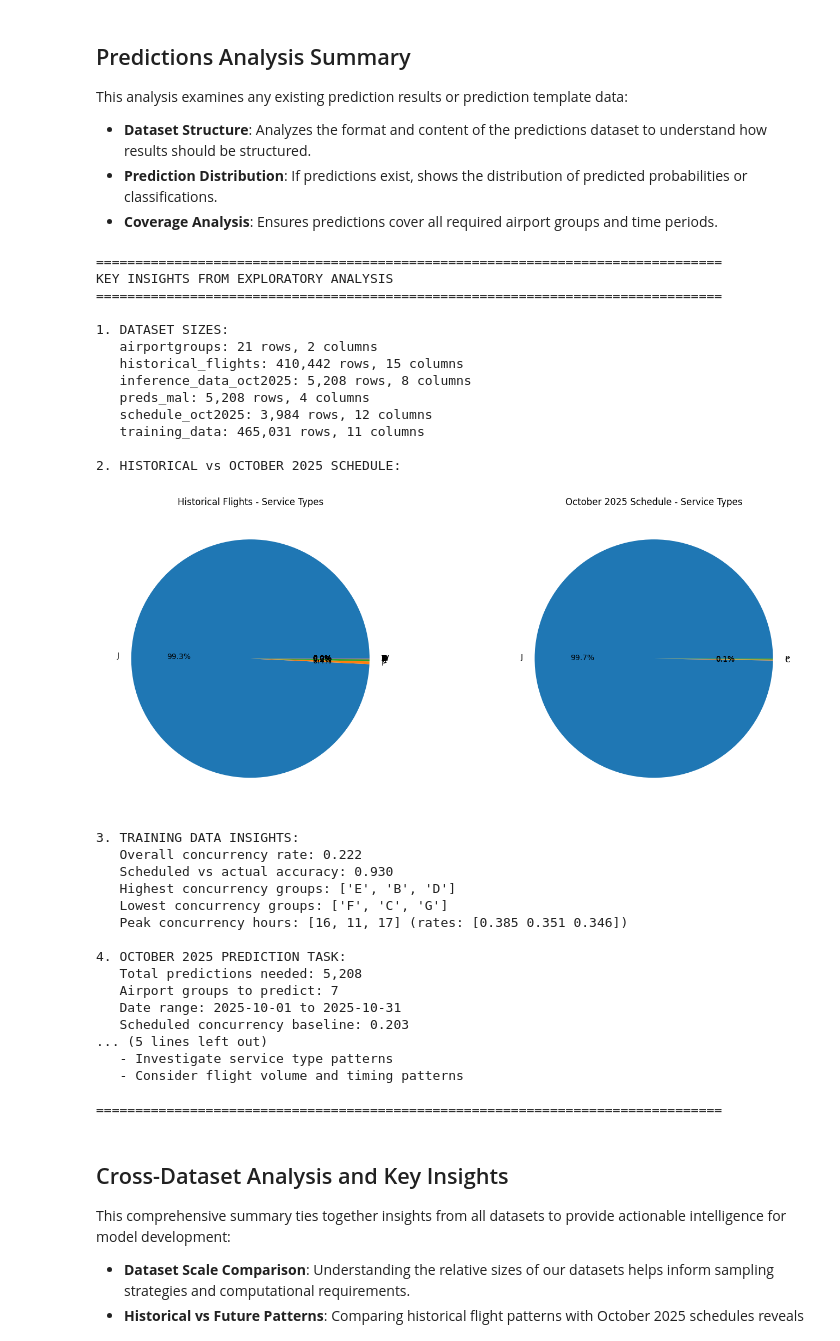
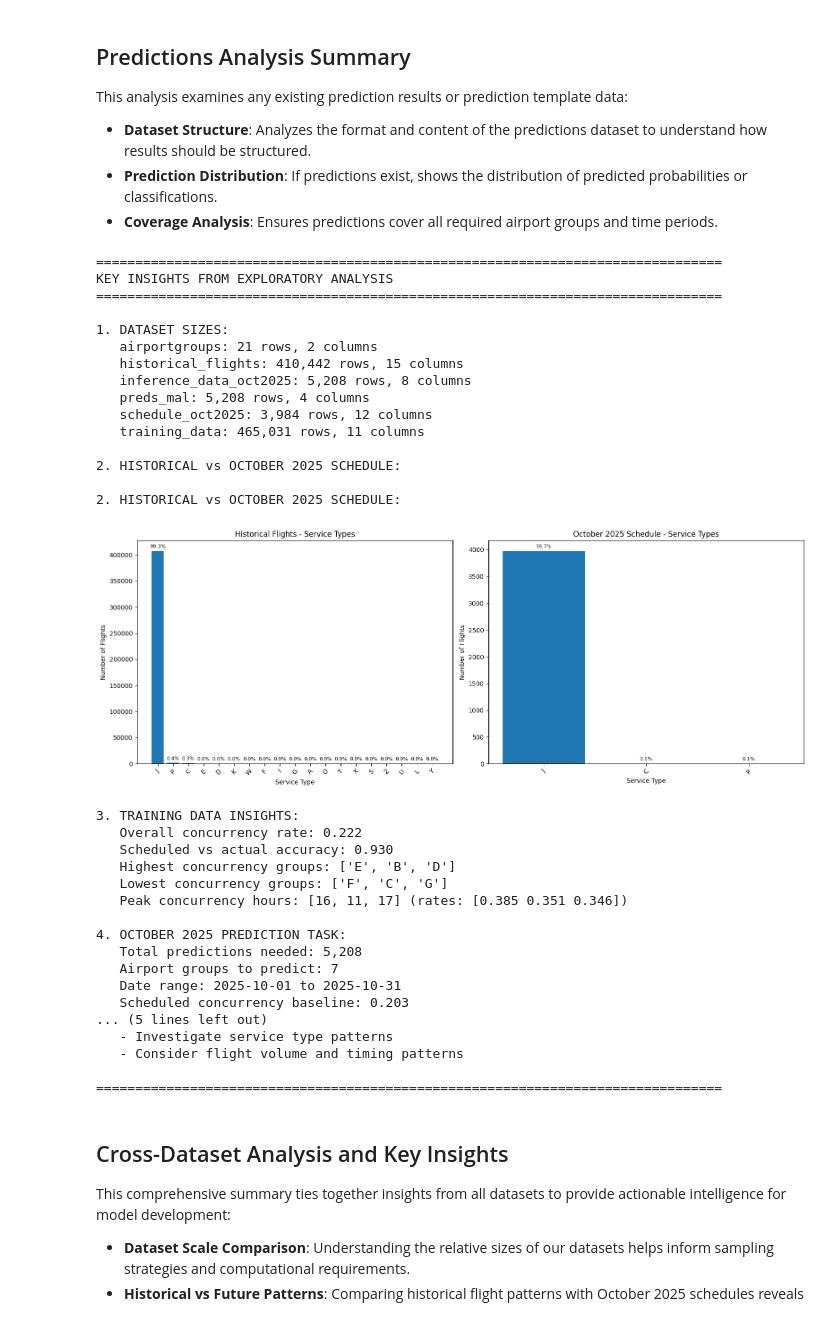
Before and after one commit to tobiasfremming/AvinorHackathon, a Jupyter notebook: src/exploratory_analysis.ipynb, the cells around one changed output. Drawn from its saved outputs; the diff is of its cells as text; code cells hidden in the pictures.

```diff
--- a/src/exploratory_analysis.ipynb
+++ b/src/exploratory_analysis.ipynb
@@ -384,8 +394,19 @@ axes[0,1].set_ylabel("Number of Flights")
 
 # 3. Service type distribution
 service_dist = df_sched['service_type'].value_counts()
-axes[0,2].pie(service_dist.values, labels=service_dist.index, autopct='%1.1f%%')
+# Use bar chart instead of pie chart for better readability with imbalanced data
+bars = axes[0,2].bar(range(len(service_dist)), service_dist.values)
 axes[0,2].set_title("Service Type Distribution")
+axes[0,2].set_xlabel("Service Type")
+axes[0,2].set_ylabel("Number of Flights")
+axes[0,2].set_xticks(range(len(service_dist)))
+axes[0,2].set_xticklabels(service_dist.index, rotation=45)
+# Add percentage labels on bars
+total_flights = service_dist.sum()
+for i, (bar, value) in enumerate(zip(bars, service_dist.values)):
+    pct = (value / total_flights) * 100
+    axes[0,2].text(bar.get_x() + bar.get_width()/2, bar.get_height() + max(service_dist.values)*0.01,
+                   f'{value:,}\n({pct:.1f}%)', ha='center', va='bottom', fontsize=8)
 
 # 4. Top departure airport groups
 dep_groups = df_sched['dep_airport_group'].value_counts().head(10)
@@ -758,13 +779,33 @@ if 'historical_flights' in dataframes and 'schedule_oct2025' in dataframes:
 
     fig, axes = plt.subplots(1, 2, figsize=(16, 6))
 
-    # Historical service types
-    axes[0].pie(hist_services.values, labels=hist_services.index, autopct='%1.1f%%')
+    # Historical service types - use bar chart for better readability
+    bars_hist = axes[0].bar(range(len(hist_services)), hist_services.values)
     axes[0].set_title("Historical Flights - Service Types")
+    axes[0].set_xlabel("Service Type")
+    axes[0].set_ylabel("Number of Flights")
+    axes[0].set_xticks(range(len(hist_services)))
+    axes[0].set_xticklabels(hist_services.index, rotation=45)
+    # Add percentage labels
+    hist_total = hist_services.sum()
+    for i, (bar, value) in enumerate(zip(bars_hist, hist_services.values)):
+        pct = (value / hist_total) * 100
+        axes[0].text(bar.get_x() + bar.get_width()/2, bar.get_height() + max(hist_services.values)*0.01,
+                     f'{pct:.1f}%', ha='center', va='bottom', fontsize=8)
 
-    # Scheduled service types
-    axes[1].pie(sched_services.values, labels=sched_services.index, autopct='%1.1f%%')
+    # Scheduled service types - use bar chart for better readability
+    bars_sched = axes[1].bar(range(len(sched_services)), sched_services.values)
     axes[1].set_title("October 2025 Schedule - Service Types")
+    axes[1].set_xlabel("Service Type")
+    axes[1].set_ylabel("Number of Flights")
+    axes[1].set_xticks(range(len(sched_services)))
+    axes[1].set_xticklabels(sched_services.index, rotation=45)
+    # Add percentage labels
+    sched_total = sched_services.sum()
+    for i, (bar, value) in enumerate(zip(bars_sched, sched_services.values)):
+        pct = (value / sched_total) * 100
+        axes[1].text(bar.get_x() + bar.get_width()/2, bar.get_height() + max(sched_services.values)*0.01,
+                     f'{pct:.1f}%', ha='center', va='bottom', fontsize=8)
 
     plt.tight_layout()
     plt.show()
@@ -803,34 +844,36 @@ if 'training_data' in dataframes:
 if 'inference_data_oct2025' in dataframes:
     inf_df = dataframes['inference_data_oct2025']
     print(f"\n4. OCTOBER 2025 PREDICTION TASK:")
     print(f"   Total predictions needed: {len(inf_df):,}")
     print(f"   Airport groups to predict: {inf_df['airport_group'].nunique()}")
     print(f"   Date range: {inf_df['date'].min()} to {inf_df['date'].max()}")
     print(f"   Scheduled concurrency baseline: {inf_df['feat_sched_concurrence'].mean():.3f}")
 
 print(f"\n5. MODELING RECOMMENDATIONS:")
 print(f"   - Focus on airport groups with high variability in concurrency")
 print(f"   - Consider time-based features (hour, weekday, season)")
 print(f"   - Use scheduled concurrency as a strong baseline feature")
 print(f"   - Investigate service type patterns")
 print(f"   - Consider flight volume and timing patterns")
 
 print("\n" + "="*80)
 # %% [output]
 ================================================================================
 KEY INSIGHTS FROM EXPLORATORY ANALYSIS
 ================================================================================
 
 1. DATASET SIZES:
    airportgroups: 21 rows, 2 columns
    historical_flights: 410,442 rows, 15 columns
    inference_data_oct2025: 5,208 rows, 8 columns
    preds_mal: 5,208 rows, 4 columns
    schedule_oct2025: 3,984 rows, 12 columns
    training_data: 465,031 rows, 11 columns
 
 2. HISTORICAL vs OCTOBER 2025 SCHEDULE:
+
+2. HISTORICAL vs OCTOBER 2025 SCHEDULE:
-[figure, old version]
+[figure, new version]
 3. TRAINING DATA INSIGHTS:
    Overall concurrency rate: 0.222
    Scheduled vs actual accuracy: 0.930
```
Also changed, not shown: parts of 5 cells of this notebook.
